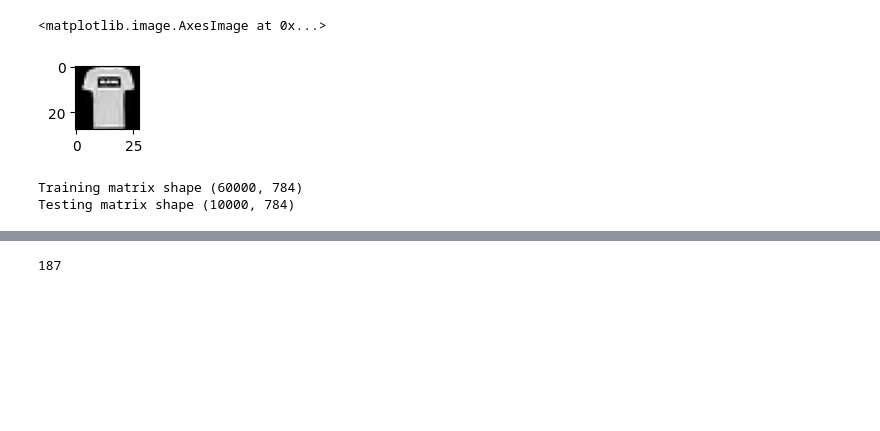
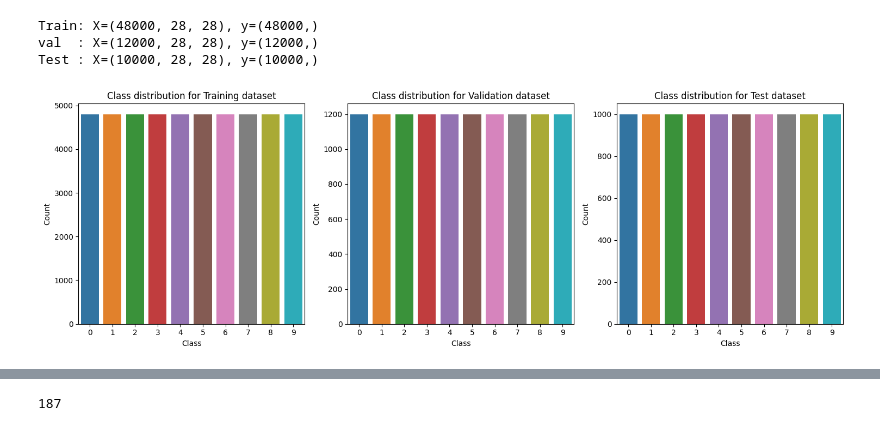
Before and after one commit to geeteshCh/FashionMNIST_Classification, a Jupyter notebook: ECEN_758_Project (1).ipynb, the cells around one changed output, grey strips where cells are left out. Saved outputs shown, nothing was run; the diff lists cells and outputs as text; code cells hidden in the pictures; blank space fills up the shorter version.

```diff
--- a/ECEN_758_Project (1).ipynb
+++ b/ECEN_758_Project (1).ipynb
@@ -58,19 +43,57 @@ plt.show()
-# %%
-plt.subplot(5,5,1)
-plt.imshow(training_images[1],cmap='gray')
-# %% [output]
-<matplotlib.image.AxesImage at 0x...>
-[figure, removed]
-# %%
-X_train = training_images.reshape(60000,784)
-X_test  = testing_images.reshape(10000,784)
-
-# Change integers to 32-bit floating point numbers and normalize the datasets
-X_train = X_train.astype('float32')/255
-X_test = X_test.astype('float32')/255
-
-print("Training matrix shape", X_train.shape)
-print("Testing matrix shape", X_test.shape)
-# %% [output]
-Training matrix shape (60000, 784)
-Testing matrix shape (10000, 784)
+# %%
+from sklearn.model_selection import train_test_split
+
+# Change integers to 32-bit floating point numbers and normalize to range of 0-1
+X_train = training_images.astype('float32')/255
+X_test  = testing_images.astype('float32')/255
+
+# Splitting the training dataset to train and validation datasets
+X_train, X_val, y_train, y_val = train_test_split(X_train, training_labels, stratify=training_labels, test_size=0.2, random_state=42)
+
+print('Train: X=%s, y=%s' % (X_train.shape, y_train.shape))
+print('val  : X=%s, y=%s' % (X_val.shape, y_val.shape))
+print('Test : X=%s, y=%s' % (X_test.shape, testing_labels.shape))
+# %% [output]
+Train: X=(48000, 28, 28), y=(48000,)
+val  : X=(12000, 28, 28), y=(12000,)
+Test : X=(10000, 28, 28), y=(10000,)
+# %%
+import seaborn as sns
+import pandas as pd
+import matplotlib.pyplot as plt
+
+# Create separate Series for each dataset
+y_train_series = pd.Series(y_train)
+y_val_series = pd.Series(y_val)
+testing_labels_series = pd.Series(testing_labels)
+
+# Calculate value counts for each dataset
+class_counts_train = y_train_series.value_counts()
+class_counts_val = y_val_series.value_counts()
+class_counts_test = testing_labels_series.value_counts()
+
+# Plotting class distributions for each dataset
+plt.figure(figsize=(15, 5))
+
+plt.subplot(1, 3, 1)
+sns.barplot(x=class_counts_train.index, y=class_counts_train.values)
+plt.title("Class distribution for Training dataset")
+plt.xlabel("Class")
+plt.ylabel("Count")
+
+plt.subplot(1, 3, 2)
+sns.barplot(x=class_counts_val.index, y=class_counts_val.values)
+plt.title("Class distribution for Validation dataset")
+plt.xlabel("Class")
+plt.ylabel("Count")
+
+plt.subplot(1, 3, 3)
+sns.barplot(x=class_counts_test.index, y=class_counts_test.values)
+plt.title("Class distribution for Test dataset")
+plt.xlabel("Class")
+plt.ylabel("Count")
+
+plt.tight_layout()
+plt.show()
+# %% [output]
+[figure, added]
```
Also changed, not shown: parts of 26 cells of this notebook.
